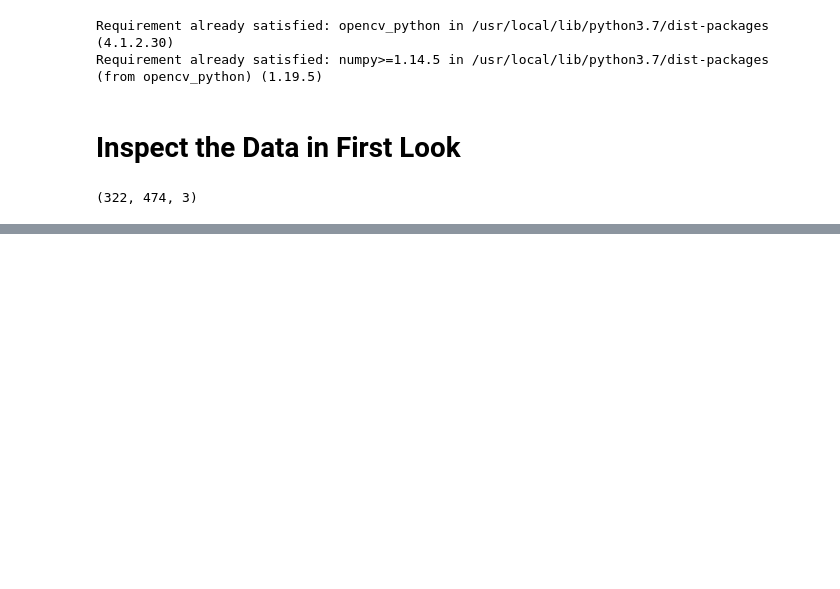
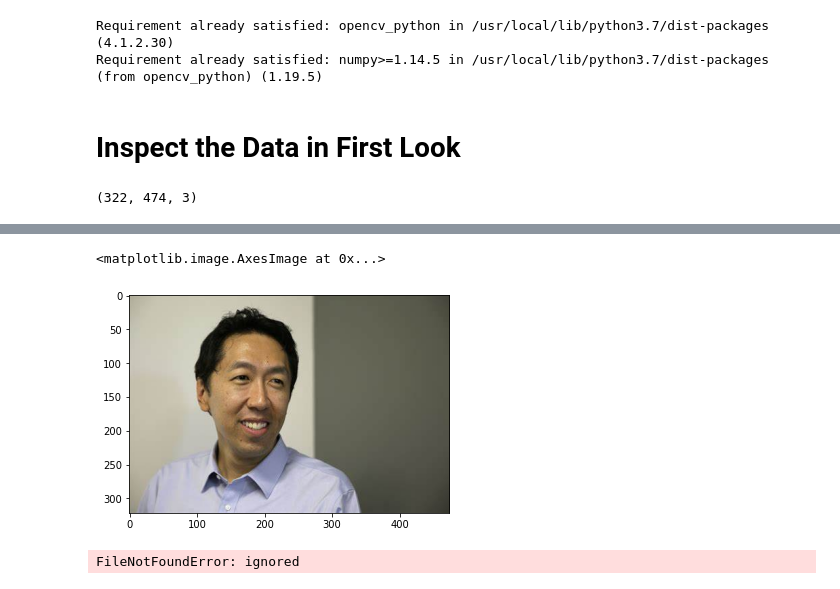
Before and after one commit to Creatrohit9/Face-Emotion-Recognition, a Jupyter notebook: Live_Class_Monitoring_System(Face_Emotion_Recognition)Rohit_bhadauriya.ipynb, the cells around one changed output, grey strips where cells are left out. Saved outputs shown, nothing was run; the diff lists cells and outputs as text; code cells hidden in the pictures; blank space fills up the shorter version.

```diff
--- a/Live_Class_Monitoring_System(Face_Emotion_Recognition)Rohit_bhadauriya.ipynb
+++ b/Live_Class_Monitoring_System(Face_Emotion_Recognition)Rohit_bhadauriya.ipynb
@@ -88,0 +94,5 @@ img_array.shape
+# %%
+plt.imshow(cv2.cvtColor(img_array,cv2.COLOR_BGR2RGB))
+# %% [output]
+<matplotlib.image.AxesImage at 0x...>
+[figure, added]
@@ -88,0 +104,12 @@ img_array.shape
+# %%
+# Merging the Data directory to the classses using os to get all the images.
+for category in Classes:
+    path=os.path.join(Datadirectory_test,category)
+    for img in os.listdir(path):
+        img_array=cv2.imread(os.path.join(path,img))
+        plt.imshow(cv2.cvtColor(img_array,cv2.COLOR_BGR2RGB))
+        plt.show()
+        break
+    break
+# %% [output]
+FileNotFoundError: ignored
```
Also changed, not shown: parts of 3 cells of this notebook.
